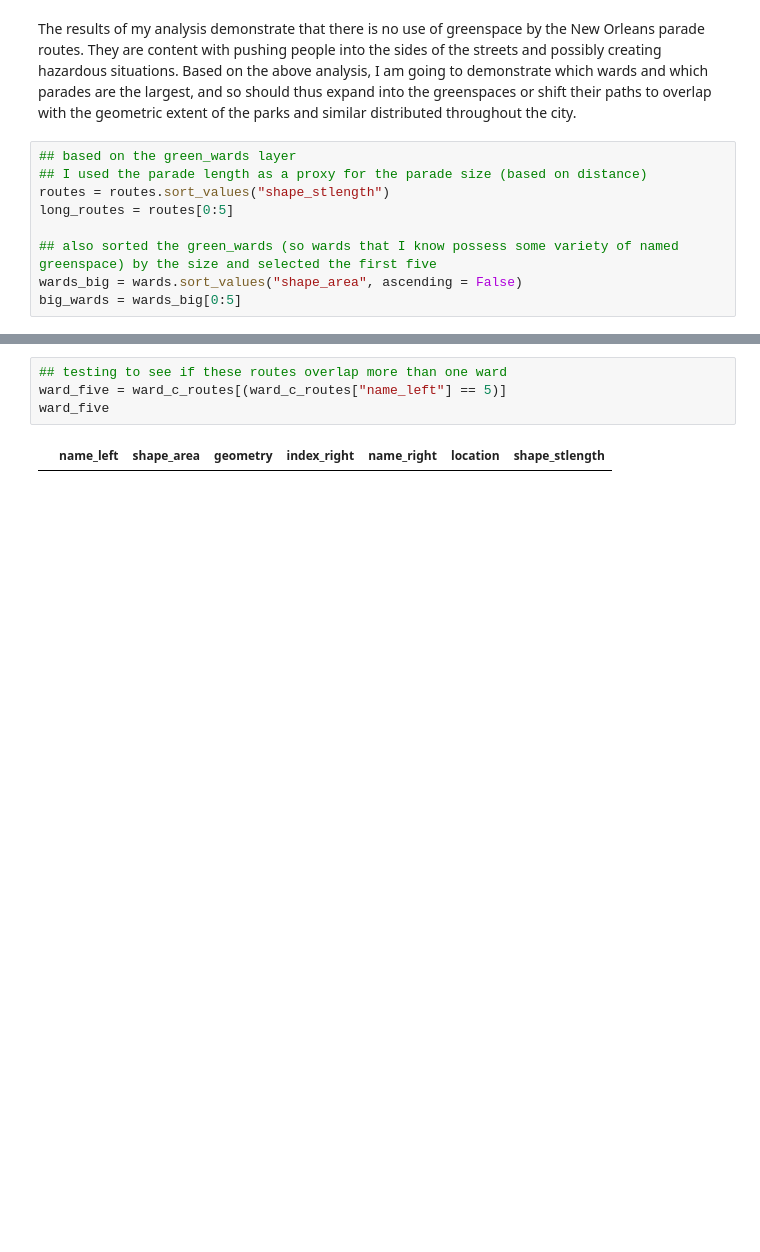
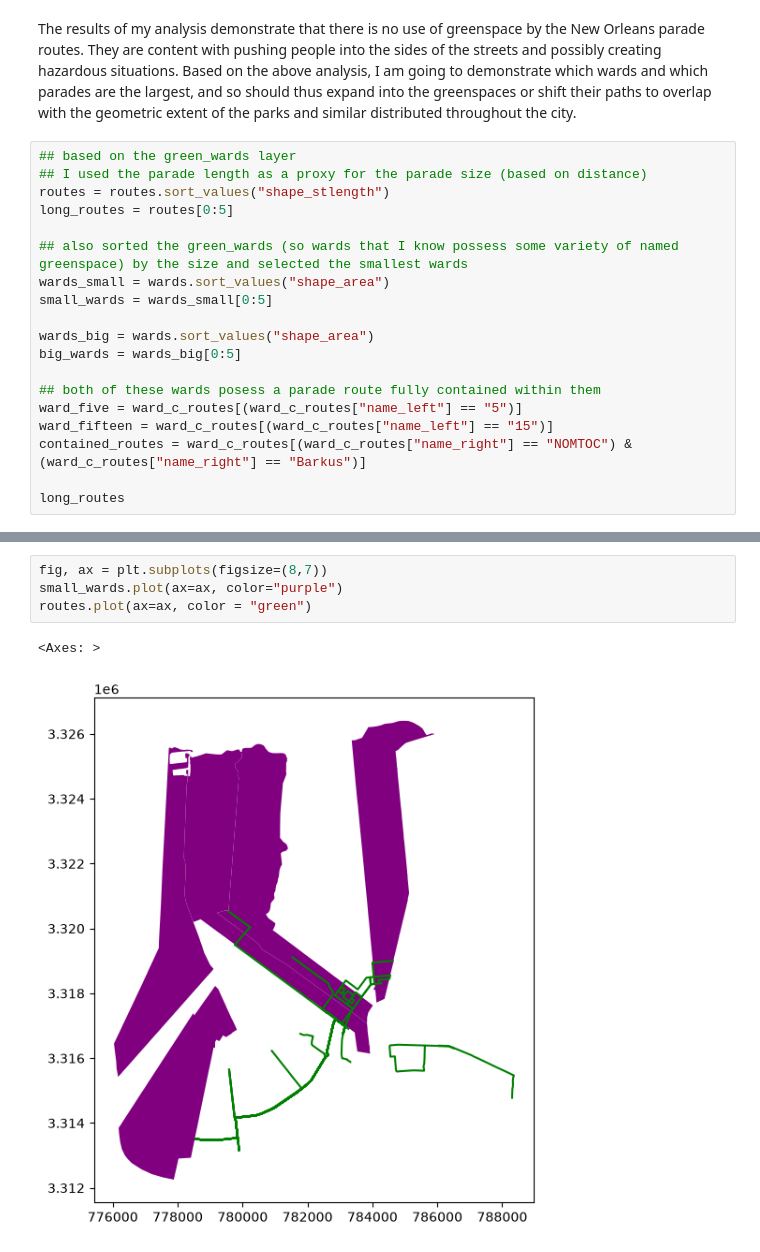
Before and after one commit to arhorton/geog592-arhorton, a Jupyter notebook: homework/week07/arhorton-hw08.ipynb, the cells around one changed output, grey strips where cells are left out. Cells and saved outputs as stored; diff of their text form; blank space fills up the shorter version.

```diff
--- a/homework/week07/arhorton-hw08.ipynb
+++ b/homework/week07/arhorton-hw08.ipynb
@@ -190,6 +173,16 @@ The results of my analysis demonstrate that there is no use of greenspace by the
 routes = routes.sort_values("shape_stlength")
 long_routes = routes[0:5]
 
-## also sorted the green_wards (so wards that I know possess some variety of named greenspace) by the size and selected the first five
-wards_big = wards.sort_values("shape_area", ascending = False)
+## also sorted the green_wards (so wards that I know possess some variety of named greenspace) by the size and selected the smallest wards
+wards_small = wards.sort_values("shape_area")
+small_wards = wards_small[0:5]
+
+wards_big = wards.sort_values("shape_area")
 big_wards = wards_big[0:5]
+
+## both of these wards posess a parade route fully contained within them
+ward_five = ward_c_routes[(ward_c_routes["name_left"] == "5")]
+ward_fifteen = ward_c_routes[(ward_c_routes["name_left"] == "15")]
+contained_routes = ward_c_routes[(ward_c_routes["name_right"] == "NOMTOC") & (ward_c_routes["name_right"] == "Barkus")]
+
+long_routes
@@ -196,6 +196,7 @@ big_wards = wards_big[0:5]
-# %%
-## testing to see if these routes overlap more than one ward
-ward_five = ward_c_routes[(ward_c_routes["name_left"] == 5)]
-ward_five
-# %% [output]
-|  | name_left | shape_area | geometry | index_right | name_right | location | shape_stlength |
+# %%
+fig, ax = plt.subplots(figsize=(8,7))
+small_wards.plot(ax=ax, color="purple")
+routes.plot(ax=ax, color = "green")
+# %% [output]
+<Axes: >
+[figure, added]
```
Also changed, not shown: parts of 7 cells of this notebook.
